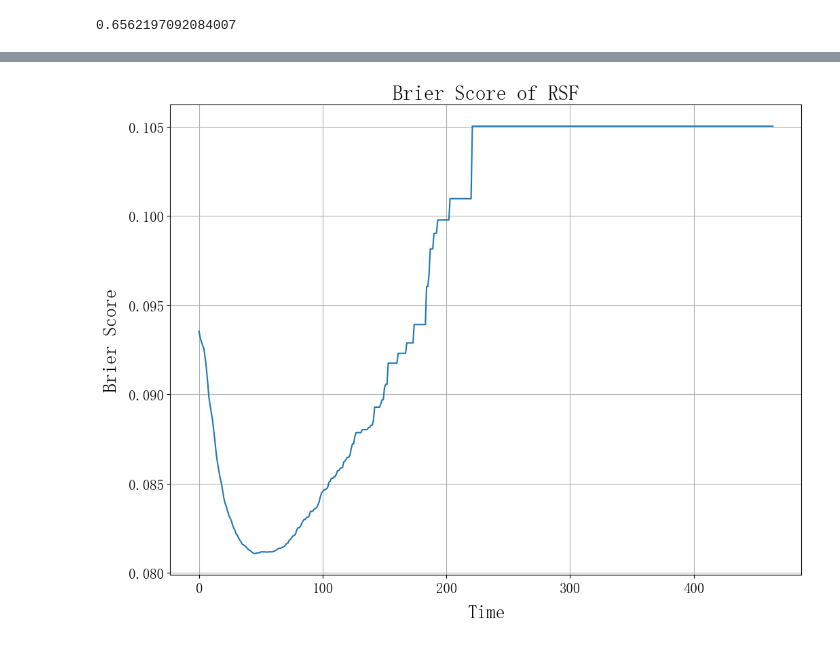
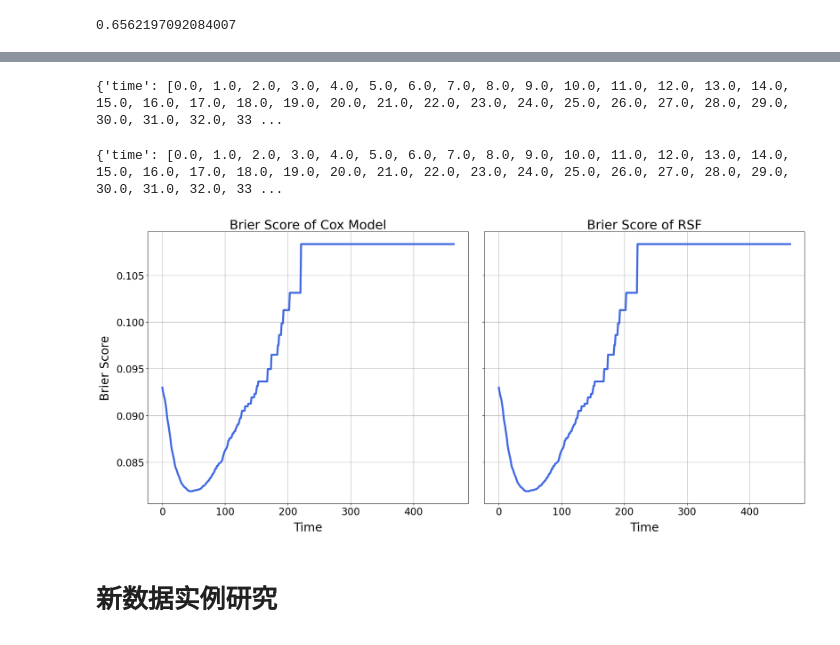
Before and after one commit to ssssszj/Tumor_prediction, a Jupyter notebook: cmpmodel.ipynb, the cells around one changed output, grey strips where cells are left out. Saved outputs shown, nothing was run; the diff lists cells and outputs as text; code cells hidden in the pictures.

```diff
--- a/cmpmodel.ipynb
+++ b/cmpmodel.ipynb
@@ -393,12 +398,13 @@ for i in certain_prob.index:
     brier_score = brier_score_loss(test_set['event'],1-np.array(certain_prob.loc[i]),pos_label=1)
     loss_dict[i] = [brier_score]
 
+plt.rc('font',family='sans-serif')
 loss_df = pd.DataFrame(loss_dict).T
 fig,ax = plt.subplots(figsize=(12,9))
-ax.plot(loss_df.index,loss_df)
+ax.plot(loss_df.index,loss_df,linewidth=2,color='royalblue')
 ax.set_xlabel('Time',fontsize=20,labelpad=10)
 ax.set_ylabel('Brier Score',fontsize=20,labelpad=10)
 ax.set_title('Brier Score of Cox Model',fontsize=22)
-ax.
+ax.tick_params(axis='both',labelsize=15)
 ax.grid()
 # %% [output]
@@ -462,17 +516,58 @@ print(rsf_prob.shape[1])
+# %%
+import json
+inputX = np.array(list((item.__dict__).values()))
+inputX = np.reshape(inputX,(1,-1))
+probs = np.zeros((inputX.shape[0],len(base_mdl)))
+for i,(name,m) in enumerate(base_mdl.items()):
+    probs[:,i] = m.predict_proba(inputX)[:,1]
+meta_p = probs.mean(axis=1)[0]
+result = {}
+result['time'] = rsf.unique_times_.tolist()
+result['sequential_prob'] = rsf_prob[0].tolist()
+result['probability']=meta_p
+return result
+# %% [output]
+{'time': [0.0, 1.0, 2.0, 3.0, 4.0, 5.0, 6.0, 7.0, 8.0, 9.0, 10.0, 11.0, 12.0, 13.0, 14.0, 15.0, 16.0, 17.0, 18.0, 19.0, 20.0, 21.0, 22.0, 23.0, 24.0, 25.0, 26.0, 27.0, 28.0, 29.0, 30.0, 31.0, 32.0, 33 ...
+# %%
+result={}
+result['time'] = rsf.unique_times_.tolist()
+result['sequential_prob'] = rsf_prob[0].tolist()
+print(result)
+# %% [output]
+{'time': [0.0, 1.0, 2.0, 3.0, 4.0, 5.0, 6.0, 7.0, 8.0, 9.0, 10.0, 11.0, 12.0, 13.0, 14.0, 15.0, 16.0, 17.0, 18.0, 19.0, 20.0, 21.0, 22.0, 23.0, 24.0, 25.0, 26.0, 27.0, 28.0, 29.0, 30.0, 31.0, 32.0, 33 ...
 # %%
-loss_dict = {}
+loss_dict_rsf = {}
+loss_dict_cox = {}
+
 time_points = certain_prob.index
 for i in range(rsf_prob.shape[1]):
     brier_score = brier_score_loss(test_set['event'],1-rsf_prob[:,i],pos_label=1)
-    loss_dict[time_points[i]] = [brier_score]
+    loss_dict_rsf[time_points[i]] = [brier_score]
 
-loss_df = pd.DataFrame(loss_dict).T
-fig,ax = plt.subplots(figsize=(12,9))
-ax.plot(loss_df.index,loss_df)
-ax.set_xlabel('Time',fontsize=20,labelpad=10)
-ax.set_ylabel('Brier Score',fontsize=20,labelpad=10)
-ax.set_title('Brier Score of RSF',fontsize=22)
-ax.tick_params(axis='both',labelsize=15)
-ax.grid()
+for i in certain_prob.index:
+    brier_score = brier_score_loss(test_set['event'],1-np.array(certain_prob.loc[i]),pos_label=1)
+    loss_dict_cox[i] = [brier_score]
+
+plt.rc('font',family='sans-serif')
+
+loss_df_rsf = pd.DataFrame(loss_dict_rsf).T
+loss_df_cox = pd.DataFrame(loss_dict_cox).T
+fig,ax = plt.subplots(1,2,figsize=(24,10),sharey=True)
+fig.subplots_adjust(wspace=0.05)
+
+ax[0].plot(loss_df_cox.index,loss_df_cox,linewidth=4,color='royalblue')
+ax[0].set_xlabel('Time',fontsize=24,labelpad=10)
+ax[0].set_ylabel('Brier Score',fontsize=24,labelpad=10)
+ax[0].set_title('Brier Score of Cox Model',fontsize=26)
+ax[0].tick_params(axis='both',labelsize=20)
+ax[0].grid()
+
+ax[1].plot(loss_df_cox.index,loss_df_cox,linewidth=4,color='royalblue')
+ax[1].set_xlabel('Time',fontsize=24,labelpad=10)
+ax[1].set_title('Brier Score of RSF',fontsize=26)
+ax[1].tick_params(axis='both',labelsize=20)
+ax[1].grid()
 # %% [output]
-[figure, old version]
+[figure, new version]
+# %% [markdown]
+# 新数据实例研究
```
Also changed, not shown: parts of 22 cells of this notebook, 1 other file.
